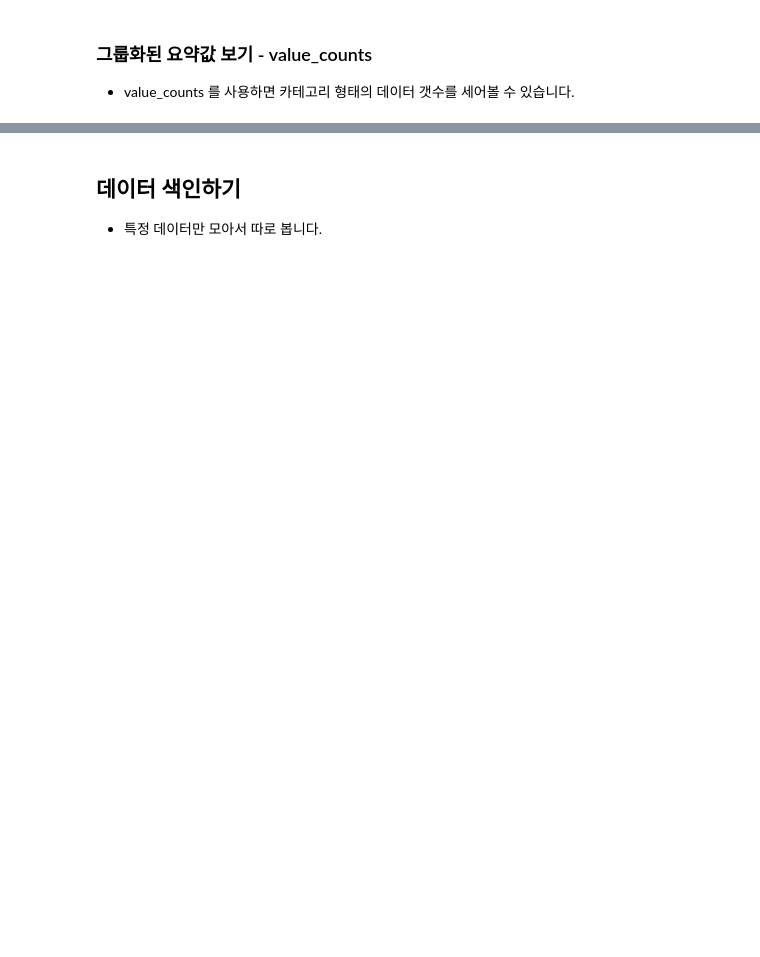
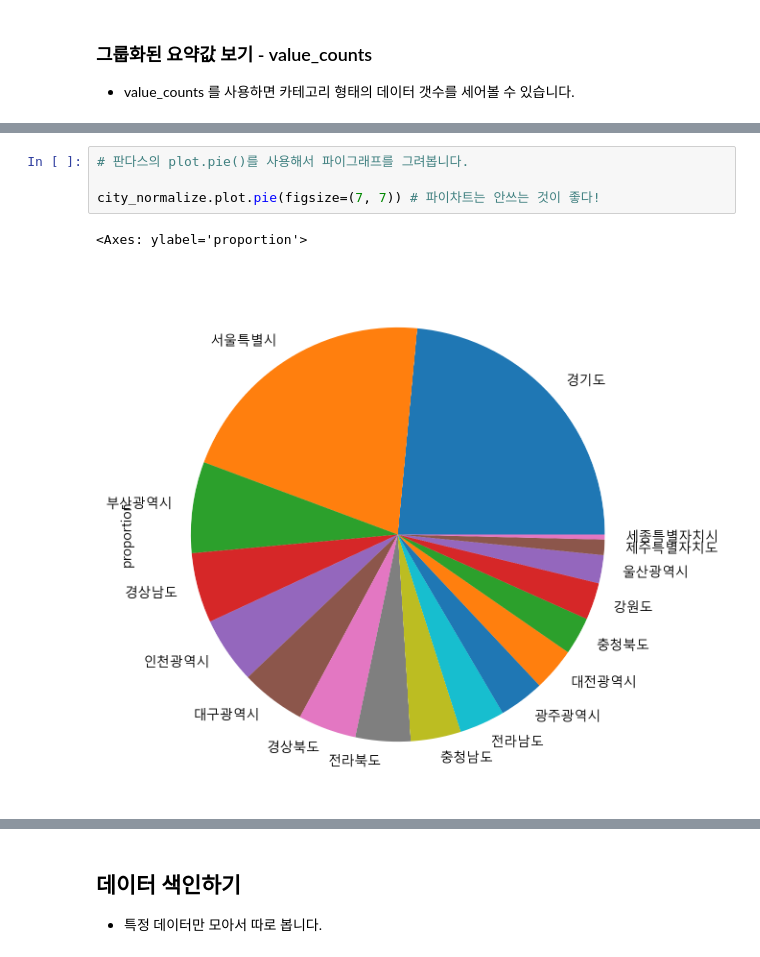
Before and after one commit to TeamCayley-official/2024-Tutorial, a Jupyter notebook: Tutorial/beginner/week3/week3_이준호.ipynb, the cells around one changed output, grey strips where cells are left out. Saved outputs shown, nothing was run; the diff lists cells and outputs as text; blank space fills up the shorter version.

```diff
--- a/Tutorial/beginner/week3/week3_이준호.ipynb
+++ b/Tutorial/beginner/week3/week3_이준호.ipynb
@@ -143,0 +673,7 @@ describe 를 사용하면 데이터를 요약해 볼 수 있습니다.
+# %%
+# 판다스의 plot.pie()를 사용해서 파이그래프를 그려봅니다.
+
+city_normalize.plot.pie(figsize=(7, 7)) # 파이차트는 안쓰는 것이 좋다!
+# %% [output]
+<Axes: ylabel='proportion'>
+[figure, added]
```
Also changed, not shown: parts of 92 cells of this notebook.
